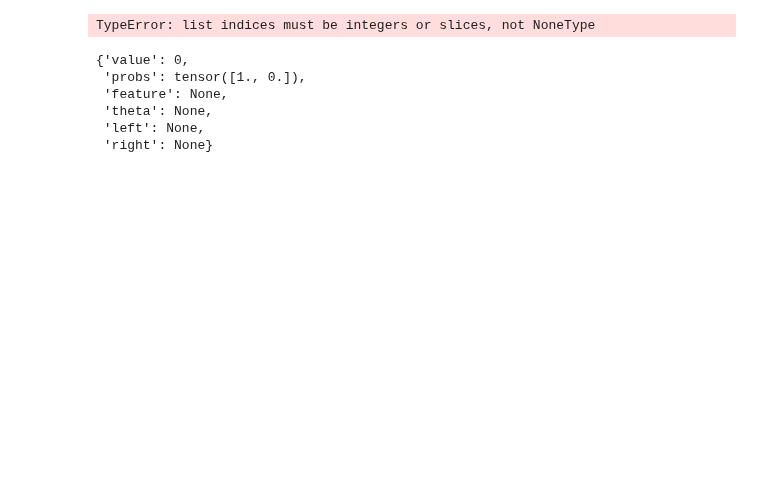
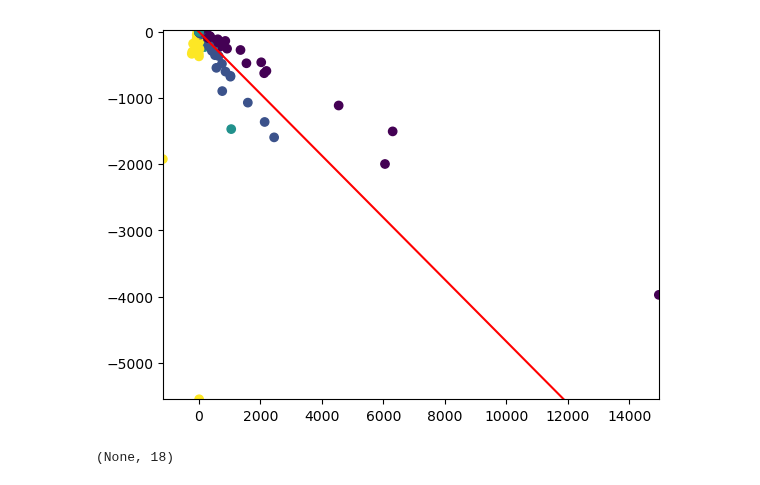
Before and after one commit to qc2321/embedders, a Jupyter notebook: notebooks/QC_pc_basic_visualization.ipynb, the cells around one changed output. Drawn from its saved outputs; the diff is of its cells as text; code cells hidden in the pictures; blank space fills up the shorter version.

```diff
--- a/notebooks/QC_pc_basic_visualization.ipynb
+++ b/notebooks/QC_pc_basic_visualization.ipynb
@@ -35,13 +43,11 @@ plt.ylim(X[:,first_split_dims[1]].min(), X[:,first_split_dims[1]].max())
+# %%
+node2_split = pdt.angle_dims[pdt.nodes[2].feature]
+theta2 = pdt.nodes[2].theta
+plot_decision_boundary(X, y, node2_split, theta2)
+# %% [output]
+[figure, added]
 # %%
-next_split_dims = pdt.angle_dims[pdt.nodes[1].feature]
+node3_split = pdt.angle_dims[pdt.nodes[3].feature]
+print(node3_split)
 # %% [output]
-TypeError: list indices must be integers or slices, not NoneType
+(None, 18)
-# %%
-pdt.nodes[1].__dict__
-# %% [output]
-{'value': 0,
- 'probs': tensor([1., 0.]),
- 'feature': None,
- 'theta': None,
- 'left': None,
- 'right': None}
```
Also changed, not shown: parts of 11 cells of this notebook.
